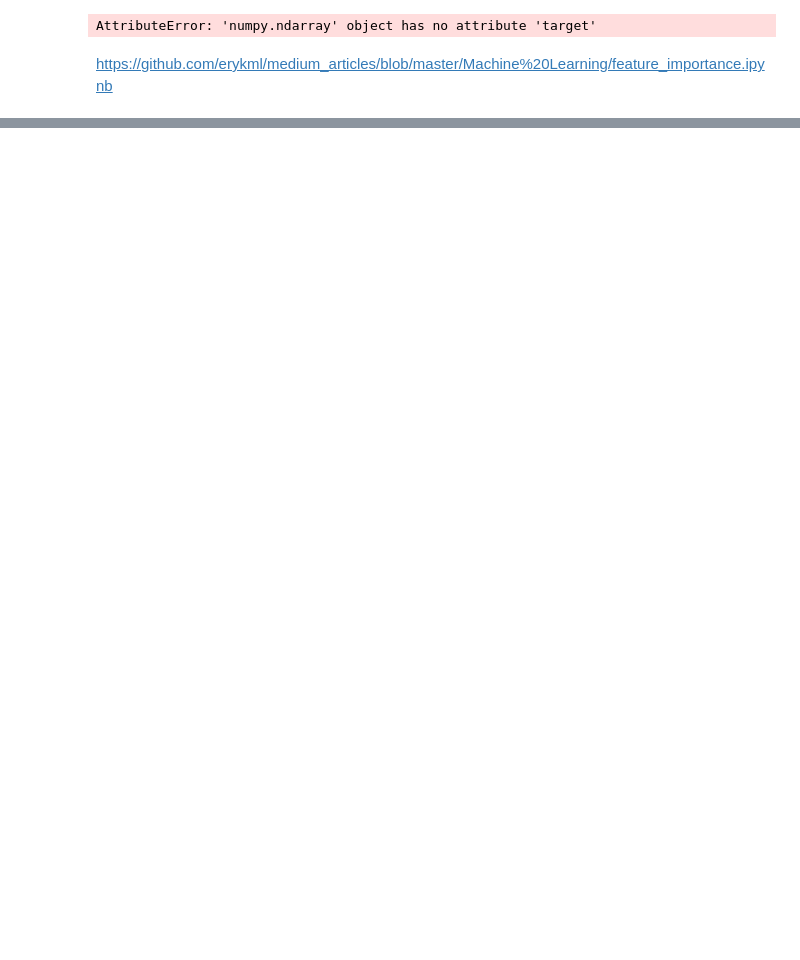
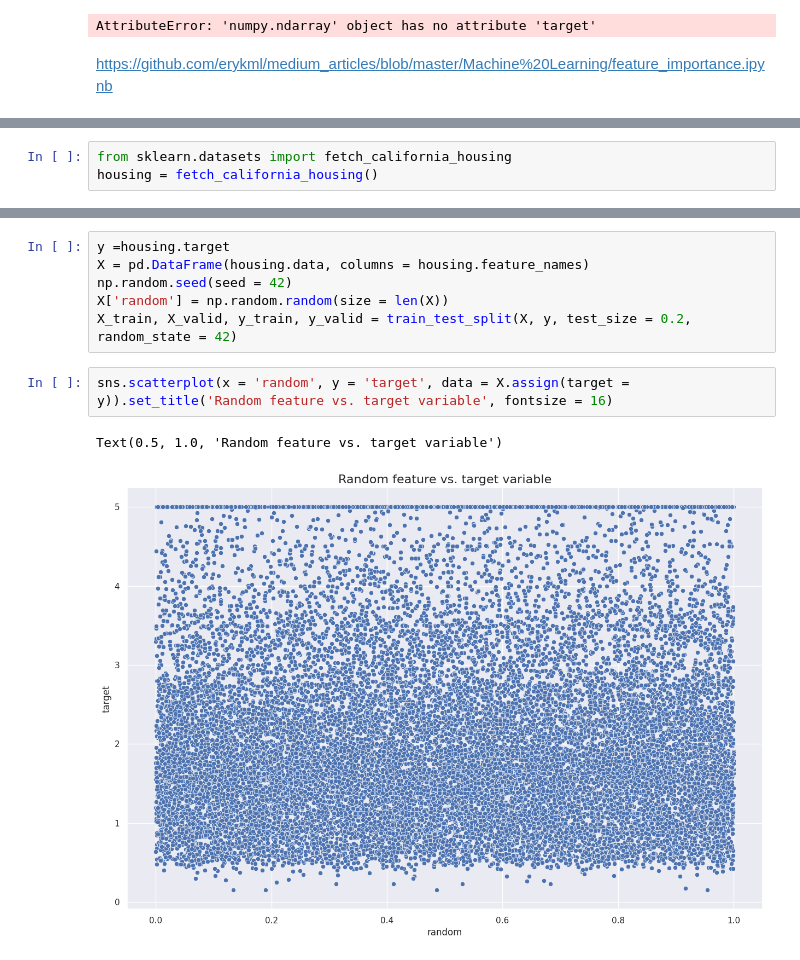
Before and after one commit to myhang110703/AI, a Jupyter notebook: 1. Introduction/Untitled1.ipynb, the cells around one changed output, grey strips where cells are left out. Saved outputs shown, nothing was run; the diff lists cells and outputs as text; blank space fills up the shorter version.

```diff
--- a/1. Introduction/Untitled1.ipynb
+++ b/1. Introduction/Untitled1.ipynb
@@ -86,0 +100,3 @@ https://github.com/erykml/medium_articles/blob/master/Machine%20Learning/feature
+# %%
+from sklearn.datasets import fetch_california_housing
+housing = fetch_california_housing()
@@ -86,0 +123,11 @@ https://github.com/erykml/medium_articles/blob/master/Machine%20Learning/feature
+# %%
+y =housing.target
+X = pd.DataFrame(housing.data, columns = housing.feature_names)
+np.random.seed(seed = 42)
+X['random'] = np.random.random(size = len(X))
+X_train, X_valid, y_train, y_valid = train_test_split(X, y, test_size = 0.2, random_state = 42)
+# %%
+sns.scatterplot(x = 'random', y = 'target', data = X.assign(target = y)).set_title('Random feature vs. target variable', fontsize = 16)
+# %% [output]
+Text(0.5, 1.0, 'Random feature vs. target variable')
+[figure, added]
```
Also changed, not shown: parts of 14 cells of this notebook.
